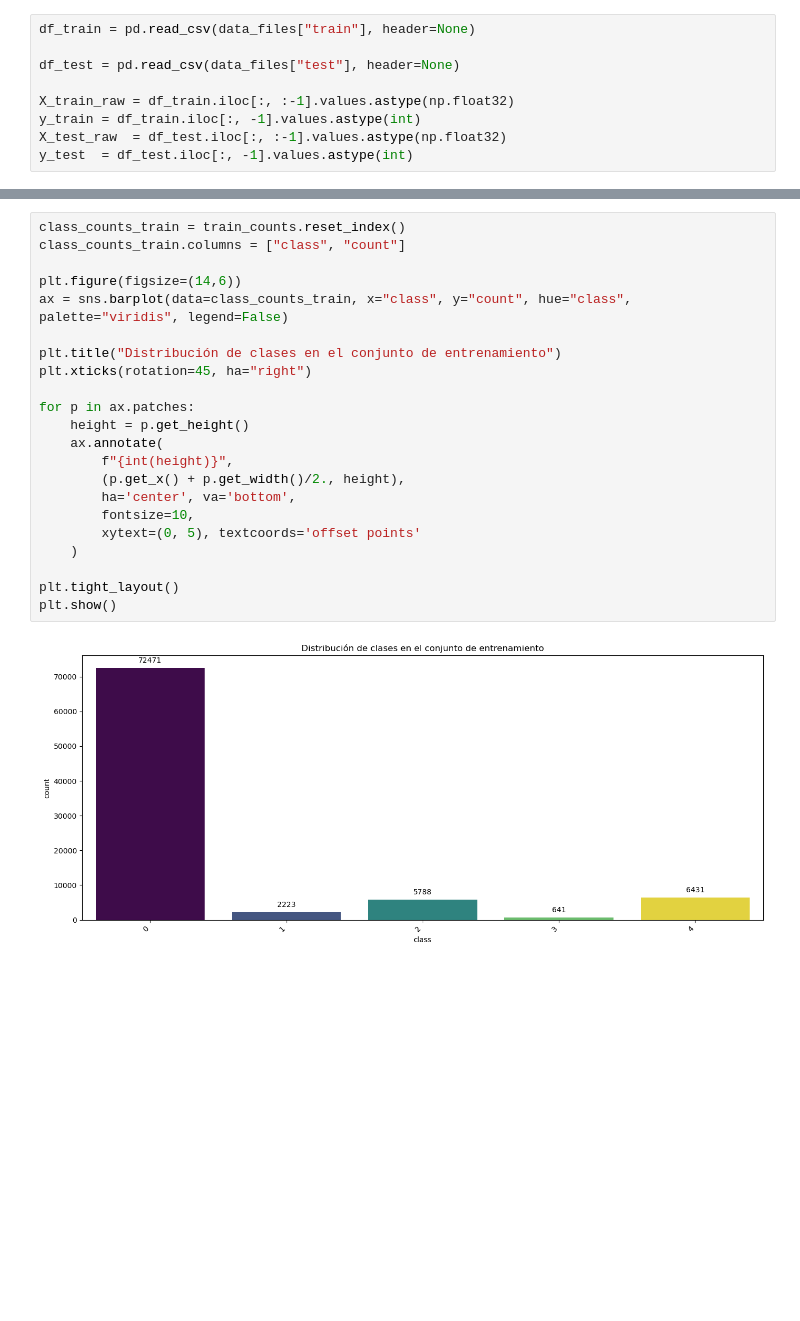
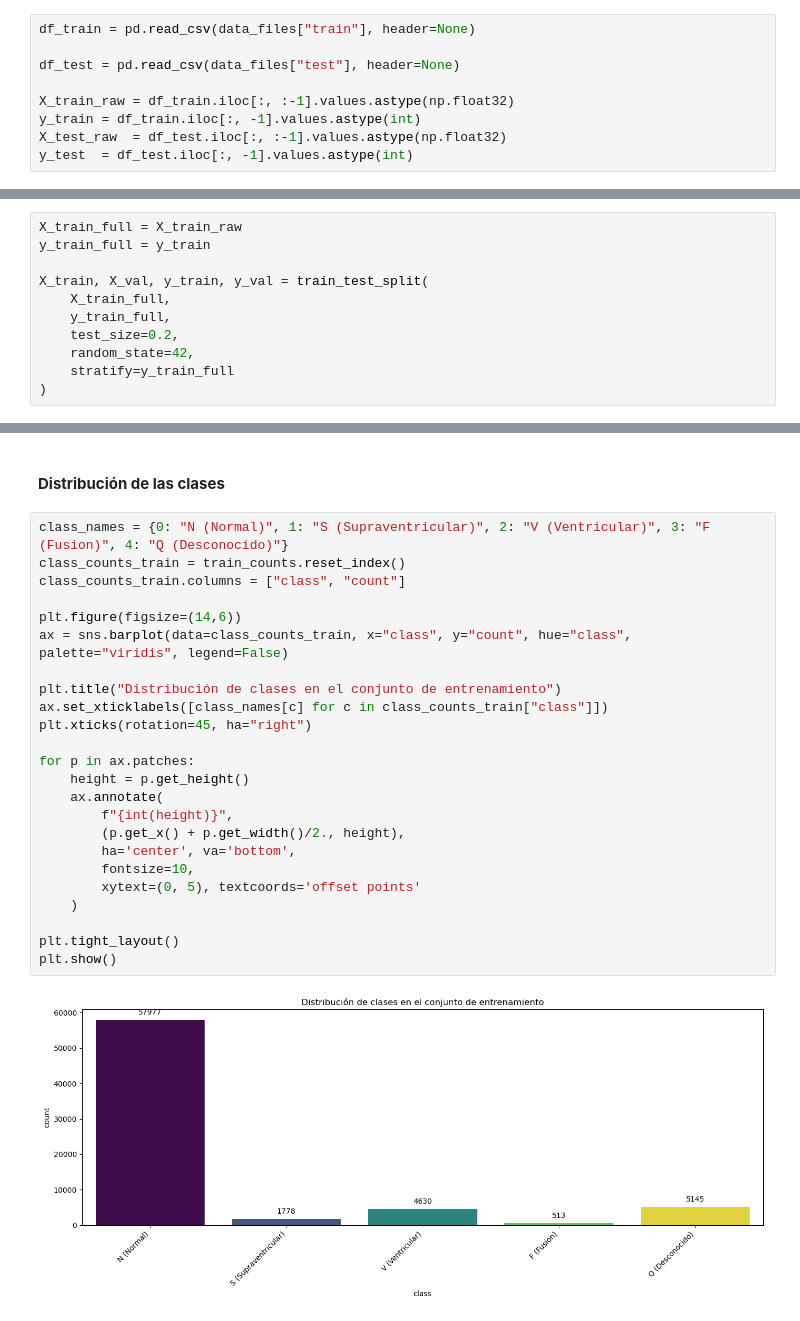
Before and after one commit to octarevetria/Taller_DL, a Jupyter notebook: RNN/RNN_Heartbeat.ipynb, the cells around one changed output, grey strips where cells are left out. Drawn from its saved outputs; the diff is of its cells as text; blank space fills up the shorter version.

```diff
--- a/RNN/RNN_Heartbeat.ipynb
+++ b/RNN/RNN_Heartbeat.ipynb
@@ -86,0 +94,11 @@ y_test  = df_test.iloc[:, -1].values.astype(int)
+# %%
+X_train_full = X_train_raw
+y_train_full = y_train
+
+X_train, X_val, y_train, y_val = train_test_split(
+    X_train_full,
+    y_train_full,
+    test_size=0.2,
+    random_state=42,
+    stratify=y_train_full
+)
@@ -114,27 +134,31 @@ Name: count, dtype: int64
 
 ---- Largo de los segmentos de ECG ----
 187
+# %% [markdown]
+#### **Distribución de las clases**
 # %%
+class_names = {0: "N (Normal)", 1: "S (Supraventricular)", 2: "V (Ventricular)", 3: "F (Fusion)", 4: "Q (Desconocido)"}
 class_counts_train = train_counts.reset_index()
 class_counts_train.columns = ["class", "count"]
 
 plt.figure(figsize=(14,6))
 ax = sns.barplot(data=class_counts_train, x="class", y="count", hue="class", palette="viridis", legend=False)
 
 plt.title("Distribución de clases en el conjunto de entrenamiento")
+ax.set_xticklabels([class_names[c] for c in class_counts_train["class"]])
 plt.xticks(rotation=45, ha="right")
 
 for p in ax.patches:
     height = p.get_height()
     ax.annotate(
         f"{int(height)}",
         (p.get_x() + p.get_width()/2., height),
         ha='center', va='bottom',
         fontsize=10,
         xytext=(0, 5), textcoords='offset points'
     )
 
 plt.tight_layout()
 plt.show()
 # %% [output]
-[figure, old version]
+[figure, new version]
```
Also changed, not shown: parts of 17 cells of this notebook.
